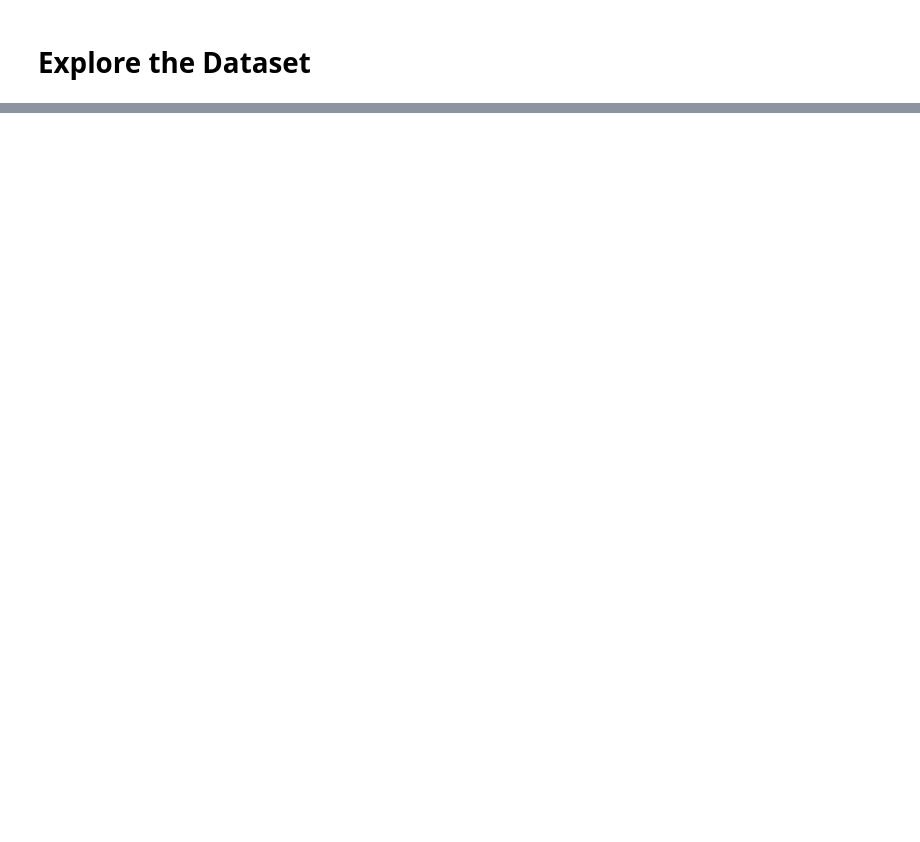
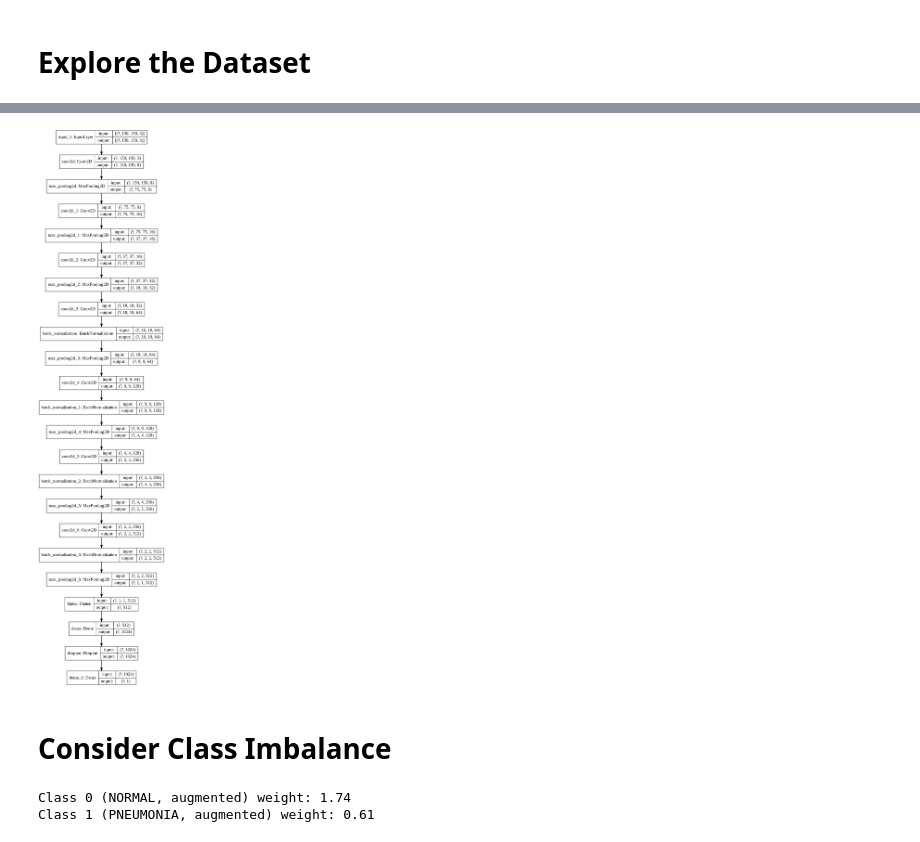
Before and after one commit to sacontreras/dsc-mod-4-project-v2-1-online-ds-sp-000, a Jupyter notebook: mod4-project.ipynb, the cells around one changed output, grey strips where cells are left out. Drawn from its saved outputs; the diff is of its cells as text; code cells hidden in the pictures; blank space fills up the shorter version.

```diff
--- a/mod4-project.ipynb
+++ b/mod4-project.ipynb
@@ -521,0 +499,29 @@ for layer_name, feature_map in zip(layer_names, successive_feature_maps):
+# %%
+dnn_inputs        = tf.keras.Input                  ((INPUT_SHAPE[0],INPUT_SHAPE[1],3))
+
+#model 1
+cnn_layer_output  = layer_conv2D                    (dnn_inputs,          n_filters=8,    conv_kernel_size=(3,3),   normalize_batch=False,  pool=True)
+cnn_layer_output  = layer_conv2D                    (cnn_layer_output,    n_filters=16,   conv_kernel_size=(3,3),   normalize_batch=False,  pool=True)
+cnn_layer_output  = layer_conv2D                    (cnn_layer_output,    n_filters=32,   conv_kernel_size=(3,3),   normalize_batch=False,  pool=True)
+cnn_layer_output  = layer_conv2D                    (cnn_layer_output,    n_filters=64,   conv_kernel_size=(3,3),   normalize_batch=True,   pool=True)
+cnn_layer_output  = layer_conv2D                    (cnn_layer_output,    n_filters=128,  conv_kernel_size=(3,3),   normalize_batch=True,   pool=True)
+cnn_layer_output  = layer_conv2D                    (cnn_layer_output,    n_filters=256,  conv_kernel_size=(3,3),   normalize_batch=True,   pool=True)
+cnn_layer_output  = layer_conv2D                    (cnn_layer_output,    n_filters=512,  conv_kernel_size=(3,3),   normalize_batch=True,   pool=True)
+fcnn_inputs       = Flatten()                       (cnn_layer_output)
+fcnn_output       = layer_fc                        (fcnn_inputs,         n_units=1024,    dropout_rate=0.2)
+
+dnn_outputs       = Dense(1, activation='sigmoid')  (fcnn_output)
+
+model = tf.keras.Model(inputs=dnn_inputs, outputs=dnn_outputs)
+# %%
+model.compile(
+    optimizer=OPTIMIZER,
+    loss='binary_crossentropy',
+    metrics = [
+      'accuracy'
+      # , tf.keras.metrics.Precision(name='precision')
+      # , tf.keras.metrics.Recall(name='recall')
+    ]
+)
+
+model.summary()
@@ -521,0 +546,21 @@ for layer_name, feature_map in zip(layer_names, successive_feature_maps):
+# %%
+# !git clone https://github.com/gwding/draw_convnet
+# import draw_convnet
+
+from keras.utils import plot_model
+
+plot_model(model, show_shapes=True, rankdir='TB', to_file="sc-mod4-cnn.png")
+# %% [output]
+[figure, added]
+# %% [markdown]
+# Consider Class Imbalance
+# %%
+n_classes = 2
+weight_normal = (1/n_train_aug_normal_ratio)*(1-VALIDATION_SPLIT)/n_classes
+weight_pneumonia = (1/n_train_aug_pneumonia_ratio)*(1-VALIDATION_SPLIT)/n_classes
+class_weights = {0: weight_normal, 1: weight_pneumonia}
+print('Class 0 (NORMAL, augmented) weight: {:.2f}'.format(weight_normal))
+print('Class 1 (PNEUMONIA, augmented) weight: {:.2f}'.format(weight_pneumonia))
+# %% [output]
+Class 0 (NORMAL, augmented) weight: 1.74
+Class 1 (PNEUMONIA, augmented) weight: 0.61
```
Also changed, not shown: parts of 51 cells of this notebook.
